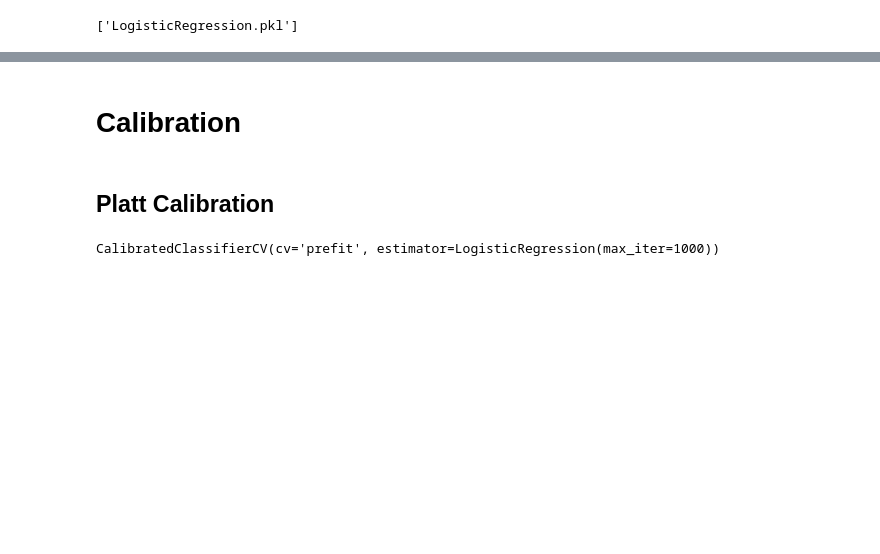
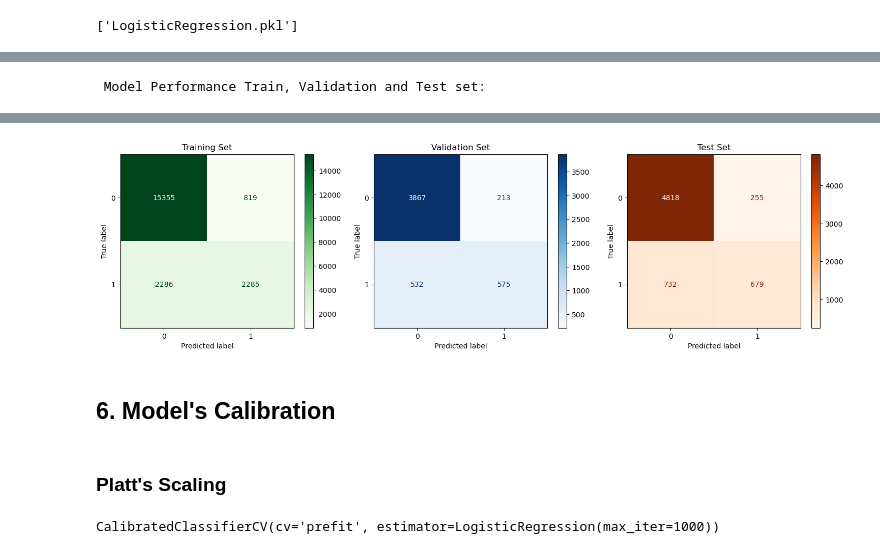
Before and after one commit to sandrokhizanishvili/Credit-Risk-Model-Calibration, a Jupyter notebook: logistic_regression.ipynb, the cells around one changed output, grey strips where cells are left out. Saved outputs shown, nothing was run; the diff lists cells and outputs as text; code cells hidden in the pictures; blank space fills up the shorter version.

```diff
--- a/logistic_regression.ipynb
+++ b/logistic_regression.ipynb
@@ -157,6 +80,6 @@ feature_names = X_tr.columns.tolist()
 # %%
 # Scale features
 scaler = StandardScaler()
-X_tr = scaler.fit_transform(X_tr)
-X_va = scaler.transform(X_va)
-X_te  = scaler.transform(X_te)
+X_train = scaler.fit_transform(X_train)
+X_valid = scaler.transform(X_valid)
+X_test  = scaler.transform(X_test)
@@ -252,0 +167,69 @@ plt.show()
+# %%
+# --- TEST SET METRICS ---
+y_proba_test = model.predict_proba(X_test)[:, 1]
+roc_auc_test = roc_auc_score(y_test, y_proba_test)
+balanced_acc_test = balanced_accuracy_score(y_test, y_pred_test)
+precision_test = precision_score(y_test, y_pred_test)
+recall_test = recall_score(y_test, y_pred_test)
+logloss_test = log_loss(y_test, y_proba_test)
+
+tn_test, fp_test, fn_test, tp_test = confusion_matrix(y_test, y_pred_test).ravel()
+sensitivity_test = tp_test / (tp_test + fn_test)
+specificity_test = tn_test / (tn_test + fp_test)
+balanced_acc_manual_test = 0.5 * (sensitivity_test + specificity_test)
+# %%
+# --- Put metrics in a DataFrame for nice visualization ---
+metrics_df = pd.DataFrame({
+    "Train": [
+        roc_auc_train, balanced_acc_train, precision_train, recall_train,
+        specificity_train, logloss_train, balanced_acc_manual_train
+    ],
+
+    "Validation": [
+        roc_auc_valid, balanced_acc_valid, precision_valid, recall_valid,
+        specificity_valid, logloss_valid, balanced_acc_manual_valid
+    ],
+    "Test": [
+        roc_auc_test, balanced_acc_test, precision_test, recall_test,
+        specificity_test, logloss_test,  balanced_acc_manual_test
+    ]
+}, index=[
+    "ROC AUC",
+    "Balanced Accuracy",
+    "Precision",
+    "Recall (Sensitivity)",
+    "Specificity",
+    "Log Loss",
+    "Balanced Accuracy"
+])
+
+# Round to 4 decimals for readability
+metrics_df = metrics_df.round(4)
+
+print("\n Model Performance Train, Validation and Test set:")
+display(metrics_df)
+
+
+
+# Create 1 row, 3 columns for subplots
+fig, axes = plt.subplots(1, 3, figsize=(15, 4))
+
+
+# Training set confusion matrix
+ConfusionMatrixDisplay.from_predictions(y_train, y_pred_train, ax=axes[0], cmap="Greens") #instead of y_pred_valid i use y_train is it okay?
+axes[0].set_title("Training Set")
+
+# Validation set confusion matrix
+ConfusionMatrixDisplay.from_predictions(y_valid, y_pred_valid, ax=axes[1], cmap="Blues")
+axes[1].set_title("Validation Set")
+
+# Test set confusion matrix
+ConfusionMatrixDisplay.from_predictions(y_test, y_pred_test, ax=axes[2], cmap="Oranges")
+axes[2].set_title("Test Set")
+
+
+
+plt.tight_layout()
+plt.show()
+# %% [output]
+ Model Performance Train, Validation and Test set:
@@ -253,2 +244,3 @@ plt.show()
+[figure, added]
 # %% [markdown]
-# Calibration
+## 6. Model's Calibration
@@ -255,3 +252,3 @@ plt.show()
 # %% [markdown]
-## Platt Calibration
+### Platt's Scaling
 # %%
```
Also changed, not shown: parts of 101 cells of this notebook, 6 other files.
